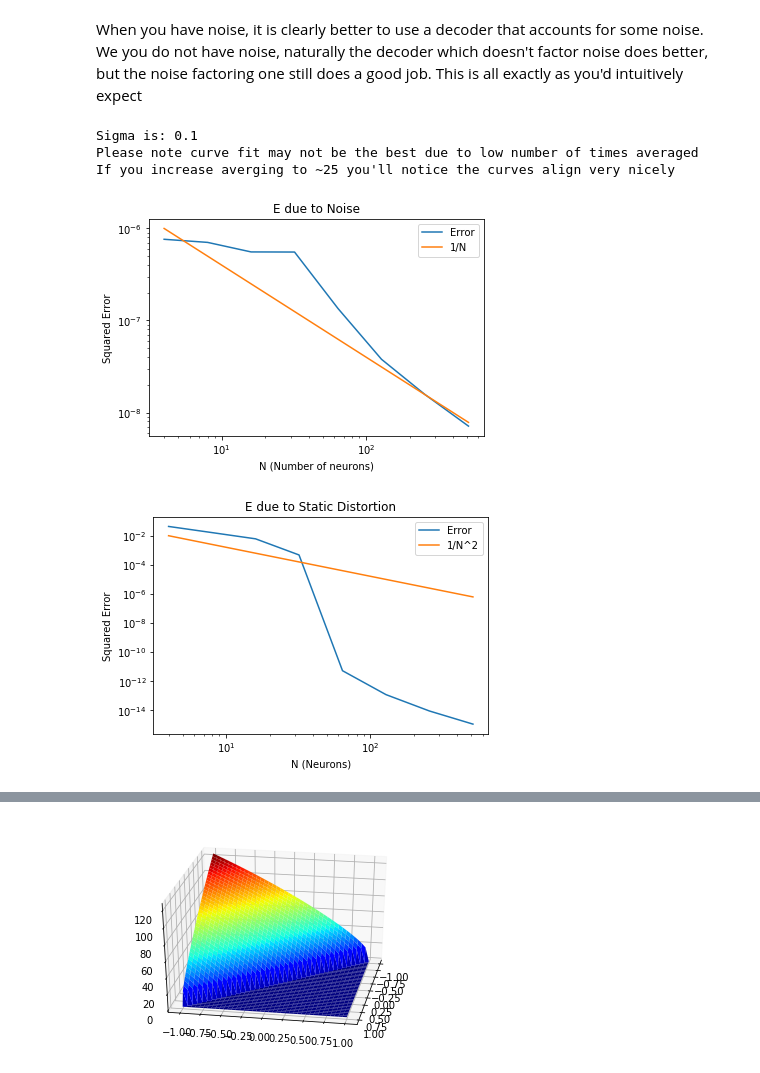
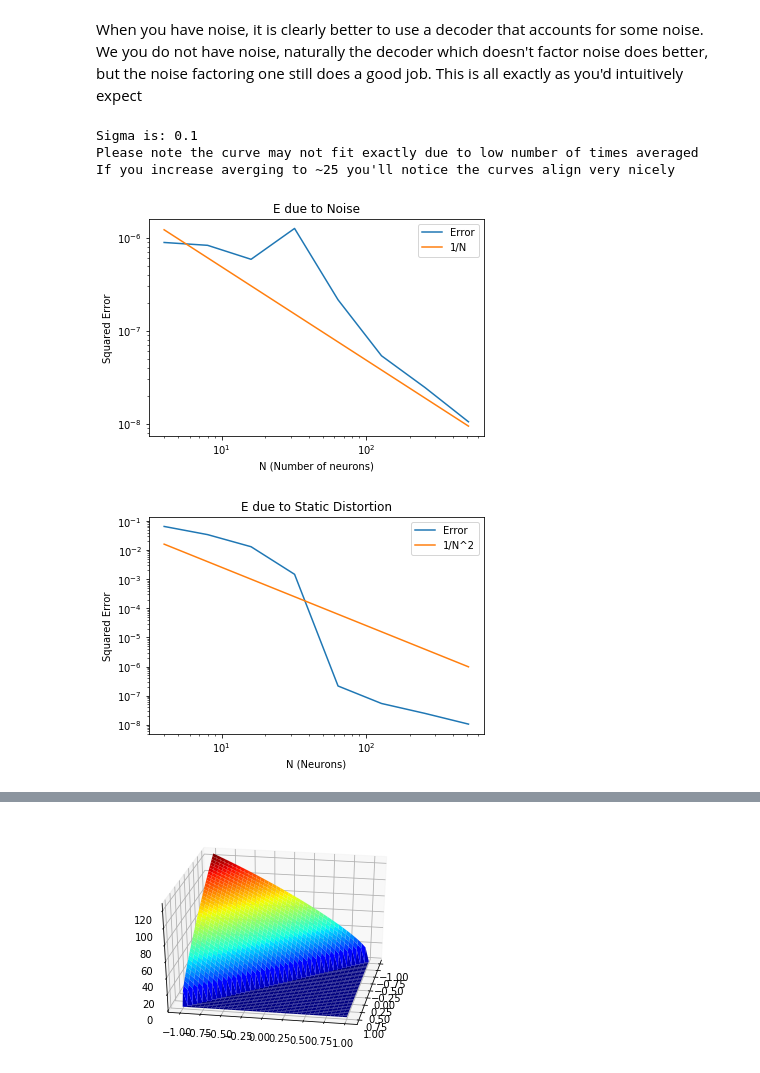
Before and after one commit to parsatorb/SYDE-556, a Jupyter notebook: Representation.ipynb, the cells around one changed output, grey strips where cells are left out. Saved outputs shown, nothing was run; the diff lists cells and outputs as text; code cells hidden in the pictures.

```diff
--- a/Representation.ipynb
+++ b/Representation.ipynb
@@ -184,12 +189,12 @@ This is all exactly as you'd intuitively expect
 #Question 1.2a
 def Question12a(sigma):
     print("Sigma is: "+ str(sigma))
-    def eDistortion(x, xhat):
-        S = size(x)
-        return 0.5*np.sum(((x-xhat)**2))/S
-
     def eNoise(sigma, D):
         return (sigma*sigma)*(np.sum(np.square(D)))
+
+    def eDistortion(x, xhat, sigma, D):
+        #total error minus error due to noise, taken abs to account for imprecision at the smaller values
+        return abs(np.average((x - xhat)**2) - eNoise(sigma, D))
 
     Ns = [4., 8., 16., 32., 64., 128., 256., 512.]
     eDs = np.zeros(shape(Ns))
@@ -197,7 +202,7 @@ def Question12a(sigma):
     for i in range(0, size(Ns)): #number neurons
         eD_total = 0;
         eN_total = 0;
-        averaging = 25 #averaging over 5
+        averaging = 5 #averaging over 5
         for j in range(0,averaging):
             A = np.zeros(shape=(size(x), int(Ns[i])))
             for k in range(0, int(Ns[i])):
@@ -209,7 +214,7 @@ def Question12a(sigma):
             #My namings going a bit wonky cuz I cant remember what Ive already used
             Decs = BaseNeuron.decode(An, x, sigma)
             xhatz = np.dot(An, Decs)
-            eD_total += eDistortion(x, xhatz)
+            eD_total += eDistortion(x, xhatz, sigma, Decs)
             eN_total += eNoise(sigma, Decs)
 
         eD_average = eD_total/averaging
@@ -226,38 +231,37 @@ def Question12a(sigma):
     plot(Ns, eNs, label="Error")
     init_guess = [5]
     paramz = curve_fit(inv, Ns, eNs, p0=init_guess)
     data_fit = inv(Ns, *paramz[0])
     plot(Ns, data_fit, label='1/N')
     legend()
     yscale('log')
     xscale('log')
     title('E due to Noise')
     xlabel('N (Number of neurons)')
     ylabel('Squared Error')
 
     figure()
     plot(Ns, eDs, label="Error")
     init_guess = [1]
     paramz = curve_fit(inv, Ns, eDs, p0=init_guess)
     data_fit = invSquared(Ns, *paramz[0])
     plot(Ns, data_fit, label='1/N^2')
     legend()
     yscale('log')
     xscale('log')
     title('E due to Static Distortion')
     xlabel('N (Neurons)')
     ylabel('Squared Error')
-    print("Please note curve fit may not be the best due to low number of times averaged")
+    print("Please note the curve may not fit exactly due to low number of times averaged")
     print("If you increase averging to ~25 you'll notice the curves align very nicely")
 
-
 Question12a(sigma=0.1)
 # %% [output]
 Sigma is: 0.1
-Please note curve fit may not be the best due to low number of times averaged
+Please note the curve may not fit exactly due to low number of times averaged
 If you increase averging to ~25 you'll notice the curves align very nicely
-[figure, old version]
+[figure, new version]
-[figure, old version]
+[figure, new version]
 # %%
 #Question 1.2b
 Question12a(sigma=0.01)
```
Also changed, not shown: parts of 19 cells of this notebook.
